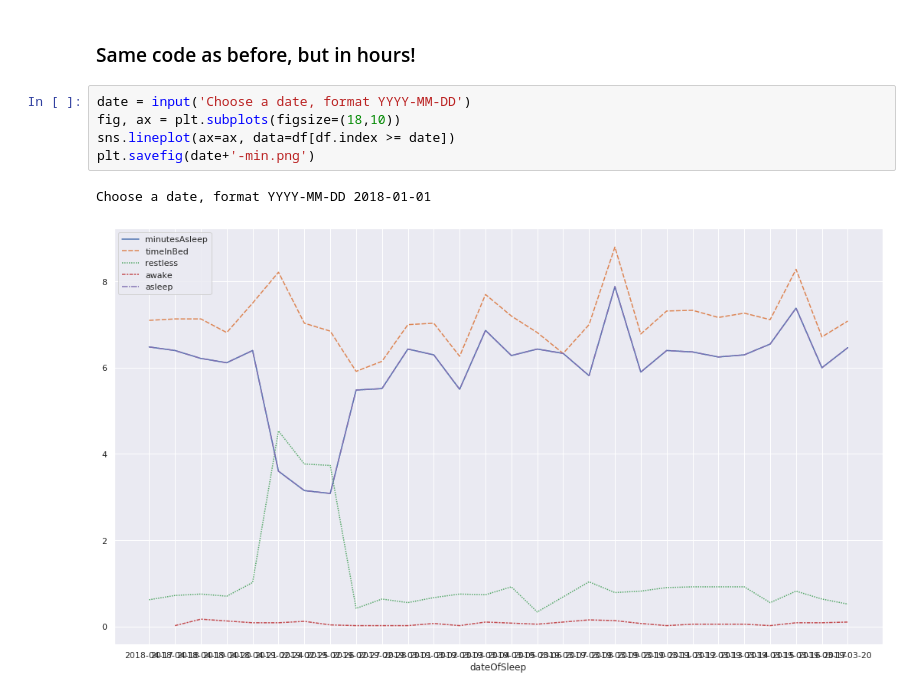
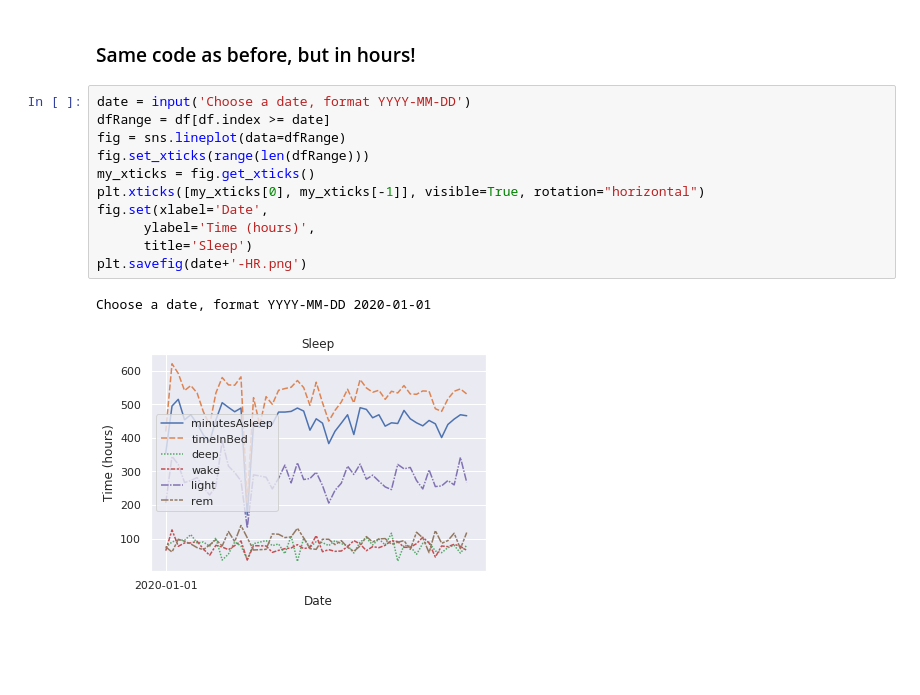
Before and after one commit to tranraymond/Sleep, a Jupyter notebook: Fitbit Data Visualization.ipynb, the cells around one changed output. Cells and saved outputs as stored; diff of their text form; blank space fills up the shorter version.

```diff
--- a/Fitbit Data Visualization.ipynb
+++ b/Fitbit Data Visualization.ipynb
@@ -78,10 +88,16 @@ df = df.div(60)
 # %% [markdown]
 ### Same code as before, but in hours!
-# %%
-date = input('Choose a date, format YYYY-MM-DD')
-fig, ax = plt.subplots(figsize=(18,10))
-sns.lineplot(ax=ax, data=df[df.index >= date])
-plt.savefig(date+'-min.png')
-# %% [output]
-Choose a date, format YYYY-MM-DD 2018-01-01
-[figure, removed]
+# %%
+date = input('Choose a date, format YYYY-MM-DD')
+dfRange = df[df.index >= date]
+fig = sns.lineplot(data=dfRange)
+fig.set_xticks(range(len(dfRange)))
+my_xticks = fig.get_xticks()
+plt.xticks([my_xticks[0], my_xticks[-1]], visible=True, rotation="horizontal")
+fig.set(xlabel='Date',
+      ylabel='Time (hours)',
+      title='Sleep')
+plt.savefig(date+'-HR.png')
+# %% [output]
+Choose a date, format YYYY-MM-DD 2020-01-01
+[figure, added]
```
Also changed, not shown: parts of 8 cells of this notebook.
